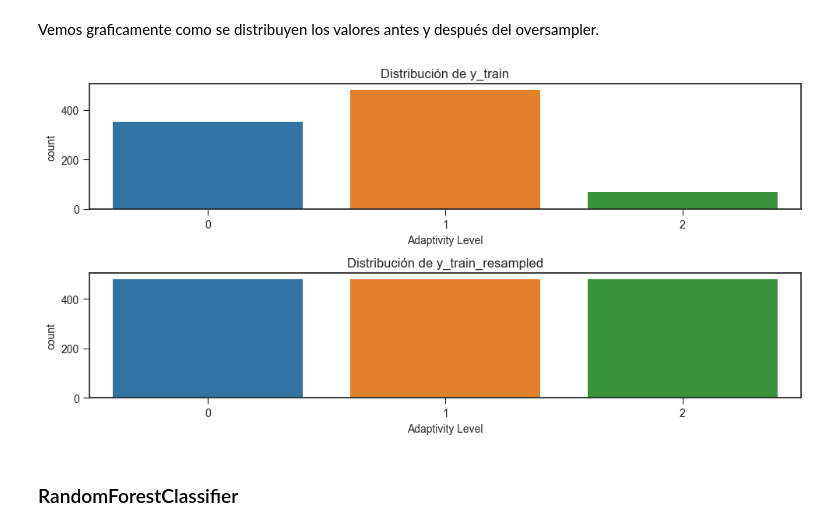
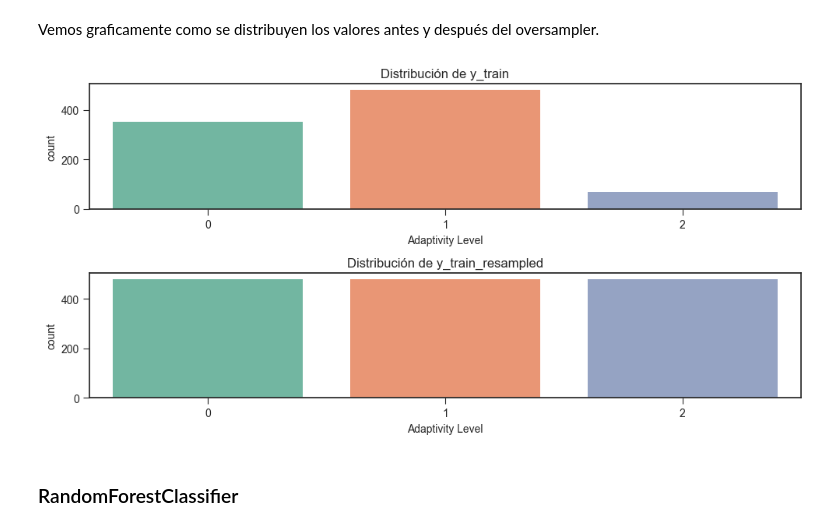
Before and after one commit to Matias-Ibarra/Proyecto_ML, a Jupyter notebook: notebooks/03_Entrenamiento_Evaluacion.ipynb, the cells around one changed output. Drawn from its saved outputs; the diff is of its cells as text; code cells hidden in the pictures.

```diff
--- a/notebooks/03_Entrenamiento_Evaluacion.ipynb
+++ b/notebooks/03_Entrenamiento_Evaluacion.ipynb
@@ -137,19 +141,20 @@ Name: count, dtype: int64
 # %% [markdown]
 Vemos graficamente como se distribuyen los valores antes y después del oversampler.
 # %%
+paleta_color = sns.color_palette("Set2")
 plt.figure(figsize=(10, 5))
 plt.subplot(2, 1, 1)
-sns.countplot(x=y_train)
+sns.countplot(x=y_train, palette=paleta_color, )
 plt.title('Distribución de y_train')
 
 plt.subplot(2, 1, 2)
-sns.countplot(x=y_train_resampled)
+sns.countplot(x=y_train_resampled, palette=paleta_color)
 plt.title('Distribución de y_train_resampled')
 
 plt.tight_layout()
 plt.show()
 # %% [output]
-[figure, old version]
+[figure, new version]
 # %% [markdown]
 ### RandomForestClassifier
 # %% [markdown]
```
Also changed, not shown: parts of 19 cells of this notebook, 20 other files.
